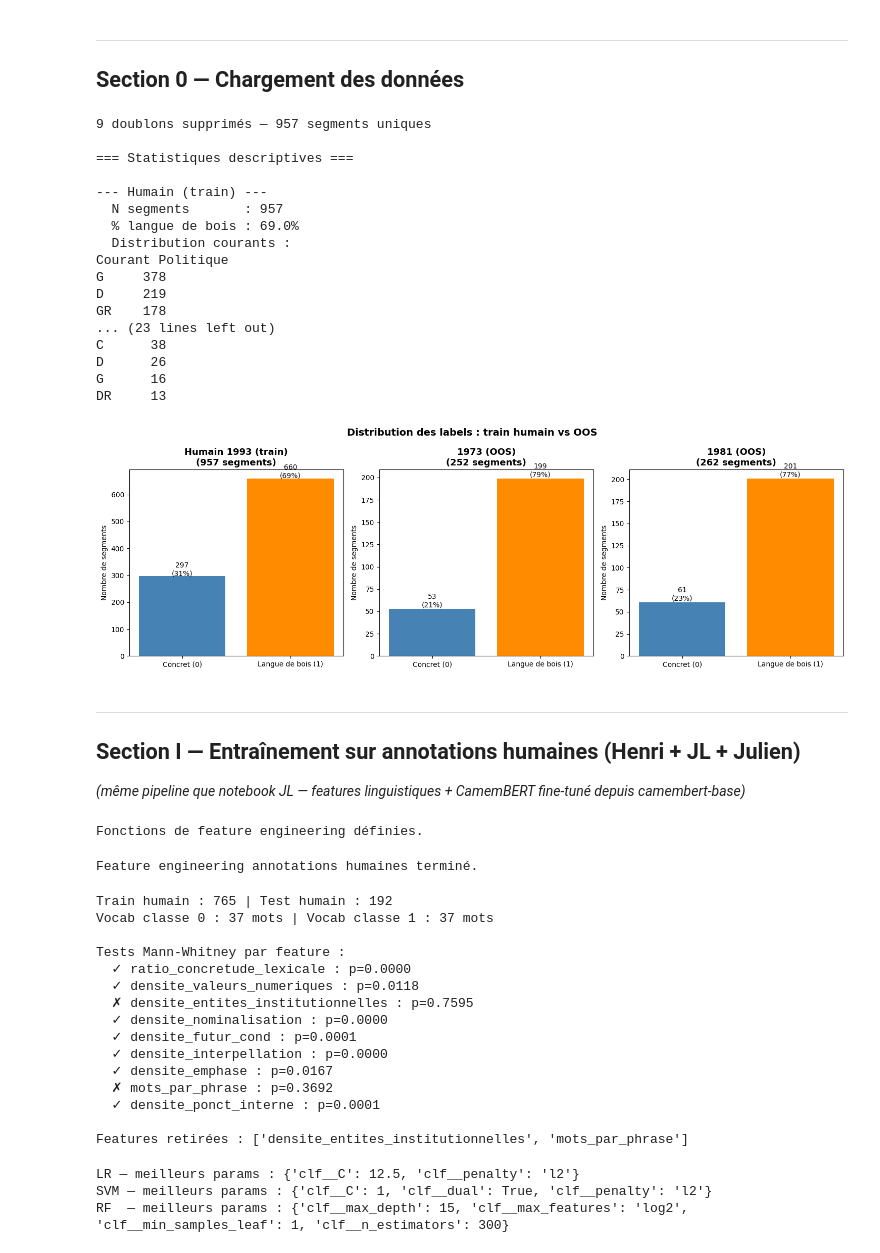
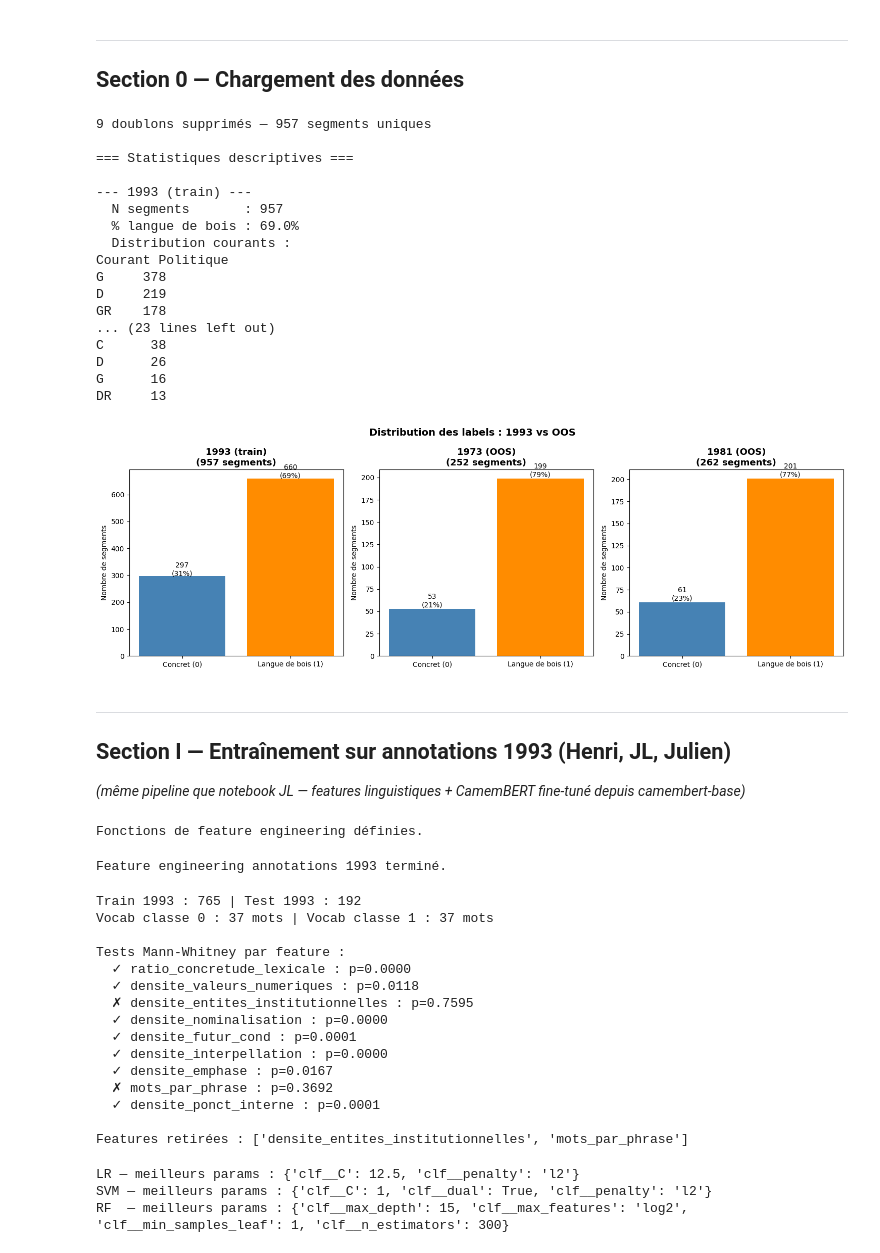
Before and after one commit to Julien-website/NLP_ENSAE_Project, a Jupyter notebook: analyse_oos.ipynb, the cells around one changed output. Saved outputs shown, nothing was run; the diff lists cells and outputs as text; code cells hidden in the pictures.

```diff
--- a/analyse_oos.ipynb
+++ b/analyse_oos.ipynb
@@ -47,17 +44,17 @@ Device : cuda
 ---
 ## Section 0 — Chargement des données
 # %%
-# Chargement des annotations humaines (train)
+# Chargement des annotations (train)
 df_h  = pd.read_excel('annotations Henri.xlsx').assign(source='Henri')
 df_jl = pd.read_excel('annotations JL.xlsx').assign(source='JL')
 df_ju = pd.read_excel('annotations Julien.xlsx').assign(source='Julien')
 
-df_humain = pd.concat([df_h, df_jl, df_ju], ignore_index=True)
-n_avant = len(df_humain)
-df_humain = df_humain.drop_duplicates(subset=['Texte'], keep='first')
-print(f'{n_avant - len(df_humain)} doublons supprimés — {len(df_humain)} segments uniques')
+df_1993 = pd.concat([df_h, df_jl, df_ju], ignore_index=True)
+n_avant = len(df_1993)
+df_1993 = df_1993.drop_duplicates(subset=['Texte'], keep='first')
+print(f'{n_avant - len(df_1993)} doublons supprimés — {len(df_1993)} segments uniques')
 
-df_humain.columns = ['Parti', 'Courant Politique', 'Texte', 'Label', 'source']
+df_1993.columns = ['Parti', 'Courant Politique', 'Texte', 'Label', 'source']
 
 # Chargement des datasets OOS
 df_1973 = pd.read_excel('annotations_1973.xlsx').rename(columns={'Annotation LLM': 'Label'})
@@ -66,7 +63,7 @@ df_1973['annee'] = 1973
 df_1981['annee'] = 1981
 
 print('\n=== Statistiques descriptives ===')
-for label, df in [('Humain (train)', df_humain), ('1973 (OOS)', df_1973), ('1981 (OOS)', df_1981)]:
+for label, df in [('1993 (train)', df_1993), ('1973 (OOS)', df_1973), ('1981 (OOS)', df_1981)]:
     print(f'\n--- {label} ---')
     print(f'  N segments       : {len(df)}')
     print(f'  % langue de bois : {df["Label"].mean()*100:.1f}%')
@@ -77,7 +74,7 @@ for label, df in [('Humain (train)', df_humain), ('1973 (OOS)', df_1973), ('1981
 
 === Statistiques descriptives ===
 
---- Humain (train) ---
+--- 1993 (train) ---
   N segments       : 957
   % langue de bois : 69.0%
   Distribution courants :
@@ -91,23 +88,23 @@ D      26
 G      16
 DR     13
 # %%
-# Distribution des labels : train humain vs OOS 1973/1981
+# Distribution des labels : 1993 vs OOS 1973/1981
 fig, axes = plt.subplots(1, 3, figsize=(15, 5))
-for ax, (label, df) in zip(axes, [('Humain 1993 (train)', df_humain), ('1973 (OOS)', df_1973), ('1981 (OOS)', df_1981)]):
+for ax, (label, df) in zip(axes, [('1993 (train)', df_1993), ('1973 (OOS)', df_1973), ('1981 (OOS)', df_1981)]):
     counts = df['Label'].value_counts().sort_index()
     ax.bar(['Concret (0)', 'Langue de bois (1)'], counts.values, color=['steelblue', 'darkorange'])
     ax.set_title(f'{label}\n({len(df)} segments)', fontsize=13, fontweight='bold')
     ax.set_ylabel('Nombre de segments')
     for i, v in enumerate(counts.values):
         ax.text(i, v + 2, f'{v}\n({v/len(df)*100:.0f}%)', ha='center', fontsize=10)
-plt.suptitle('Distribution des labels : train humain vs OOS', fontsize=14, fontweight='bold')
+plt.suptitle('Distribution des labels : 1993 vs OOS', fontsize=14, fontweight='bold')
 plt.tight_layout()
 plt.show()
 # %% [output]
-[figure, old version]
+[figure, new version]
 # %% [markdown]
 ---
-## Section I — Entraînement sur annotations humaines (Henri + JL + Julien)
+## Section I — Entraînement sur annotations 1993 (Henri, JL, Julien)
 *(même pipeline que notebook JL — features linguistiques + CamemBERT fine-tuné depuis camembert-base)*
 # %%
 nlp = spacy.load('fr_core_news_md')
@@ -202,28 +199,28 @@ print('Fonctions de feature engineering définies.')
 # %% [output]
 Fonctions de feature engineering définies.
 # %%
-# Feature engineering sur les annotations humaines
+# Feature engineering sur les annotations 1993
 tqdm.pandas()
 colonnes_extraites = [
     'texte_lemmatise', 'densite_valeurs_numeriques', 'densite_entites_institutionnelles',
     'densite_nominalisation', 'densite_futur_cond', 'densite_interpellation',
     'densite_emphase', 'mots_par_phrase', 'densite_ponct_interne'
 ]
-df_humain[colonnes_extraites] = df_humain['Texte'].progress_apply(extraire_toutes_features)
-print('Feature engineering annotations humaines terminé.')
+df_1993[colonnes_extraites] = df_1993['Texte'].progress_apply(extraire_toutes_features)
+print('Feature engineering annotations 1993 terminé.')
 # %% [output]
-Feature engineering annotations humaines terminé.
+Feature engineering annotations 1993 terminé.
 # %%
-# Split train/test sur les annotations humaines
-df_train, df_test_humain = train_test_split(df_humain, test_size=0.2, random_state=42, stratify=df_humain['Label'])
-print(f'Train humain : {len(df_train)} | Test humain : {len(df_test_humain)}')
+# Split train/test sur les annotations 1993
+df_train, df_test_1993 = train_test_split(df_1993, test_size=0.2, random_state=42, stratify=df_1993['Label'])
+print(f'Train 1993 : {len(df_train)} | Test 1993 : {len(df_test_1993)}')
 
-# Vocabulaire contrastif extrait sur le train humain
+# Vocabulaire contrastif extrait sur le train 1993
 vocab_0, vocab_1, vocab_inter = extraire_vocabulaire_contrastif(df_train, top_n=60)
 print(f'Vocab classe 0 : {len(vocab_0)} mots | Vocab classe 1 : {len(vocab_1)} mots')
 
 df_train       = appliquer_features_lexicales(df_train, vocab_0, vocab_1)
-df_test_humain = appliquer_features_lexicales(df_test_humain, vocab_0, vocab_1)
+df_test_1993 = appliquer_features_lexicales(df_test_1993, vocab_0, vocab_1)
 
 # Tests Mann-Whitney — sélection des features significatives
 features_candidates = [
@@ -244,7 +241,7 @@ for feat in features_candidates:
 
 print(f'\nFeatures retirées : {[f for f in features_candidates if f not in features_significatives]}')
 
-# Winsorisation (seuils calculés sur le train humain)
+# Winsorisation (seuils calculés sur le train 1993)
 winsor_cols = ['densite_ponct_interne', 'densite_futur_cond']
 winsor_seuils = {}
 for col in winsor_cols:
@@ -252,11 +249,11 @@ for col in winsor_cols:
         seuil = df_train[col].quantile(0.99)
         winsor_seuils[col] = seuil
         df_train[col]       = np.clip(df_train[col],       None, seuil)
-        df_test_humain[col] = np.clip(df_test_humain[col], None, seuil)
+        df_test_1993[col] = np.clip(df_test_1993[col], None, seuil)
 
 colonnes_numeriques = [f for f in features_significatives if f in df_train.columns]
 # %% [output]
-Train humain : 765 | Test humain : 192
+Train 1993 : 765 | Test 1993 : 192
 Vocab classe 0 : 37 mots | Vocab classe 1 : 37 mots
 
 Tests Mann-Whitney par feature :
```
Also changed, not shown: parts of 15 cells of this notebook.
